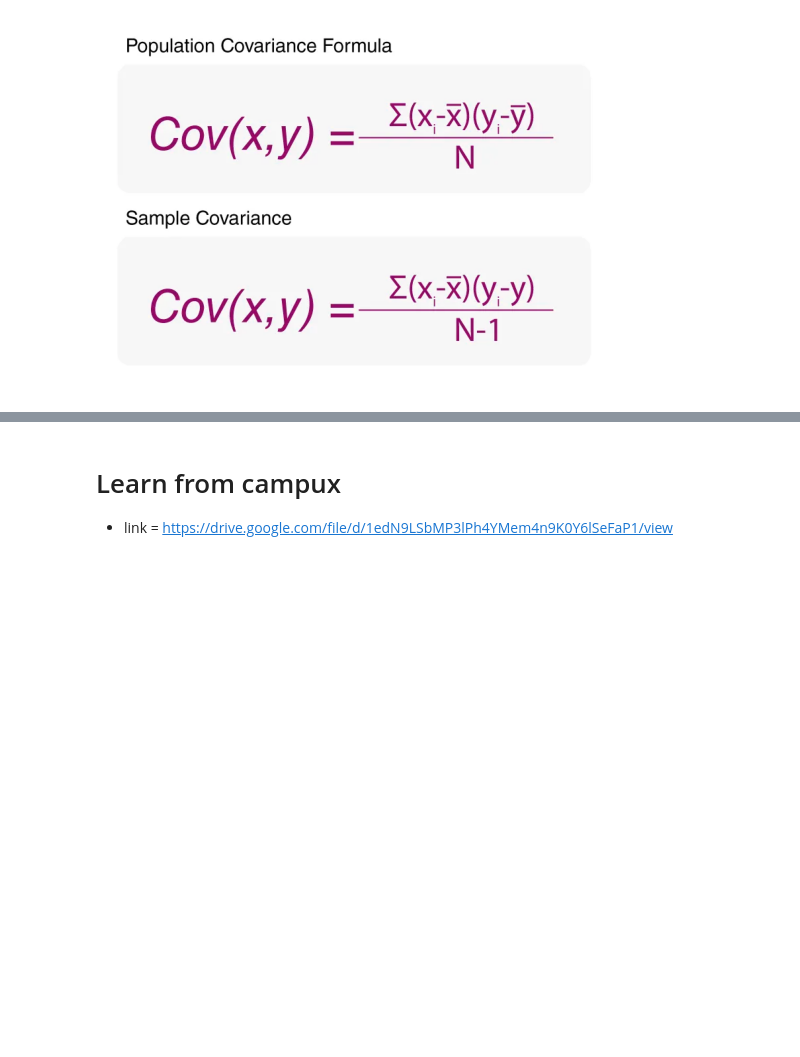
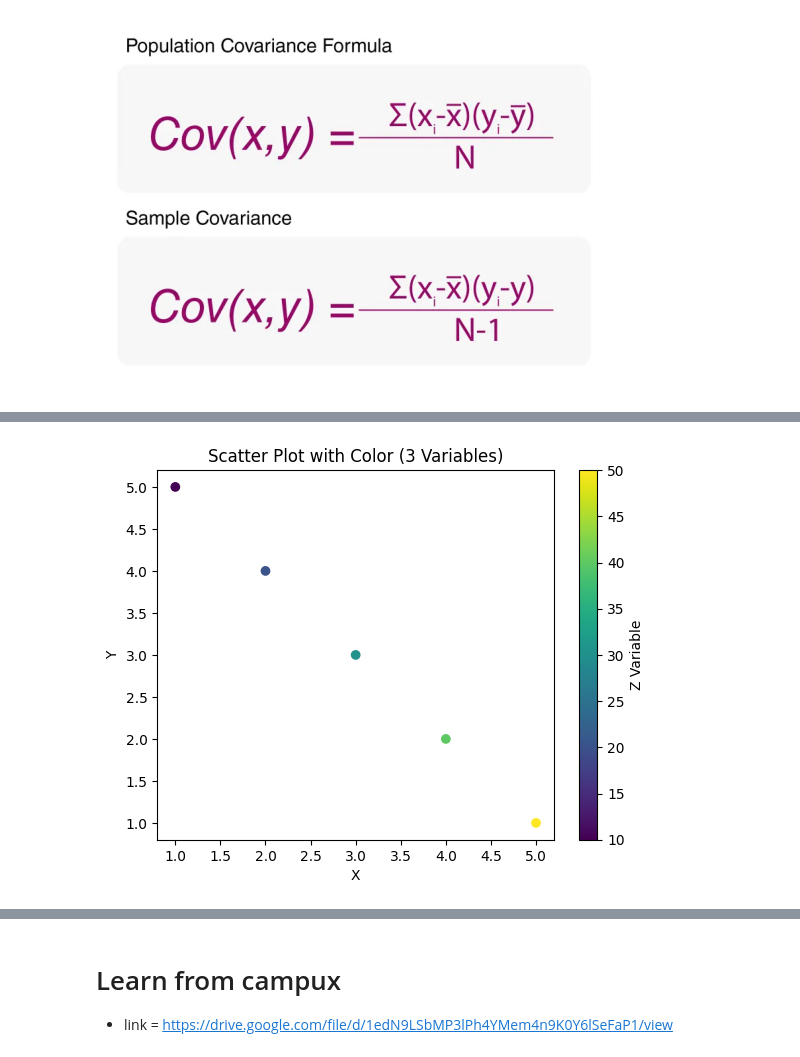
Before and after one commit to LAFFI01/MATH, a Jupyter notebook: MY_MATH/Statistics/02_Statistics.ipynb, the cells around one changed output, grey strips where cells are left out. Saved outputs shown, nothing was run; the diff lists cells and outputs as text; code cells hidden in the pictures; blank space fills up the shorter version.

```diff
--- a/MY_MATH/Statistics/02_Statistics.ipynb
+++ b/MY_MATH/Statistics/02_Statistics.ipynb
@@ -777,0 +1036,15 @@ plt.axis('off')
+# %%
+
+
+x = [1, 2, 3, 4, 5]
+y = [5, 4, 3, 2, 1]
+z = [10, 20, 30, 40, 50]  # third variable
+
+plt.scatter(x, y, c=z)
+plt.xlabel("X")
+plt.ylabel("Y")
+plt.title("Scatter Plot with Color (3 Variables)")
+plt.colorbar(label="Z Variable")
+plt.show()
+# %% [output]
+[figure, added]
```
Also changed, not shown: parts of 10 cells of this notebook, 2 other files.
